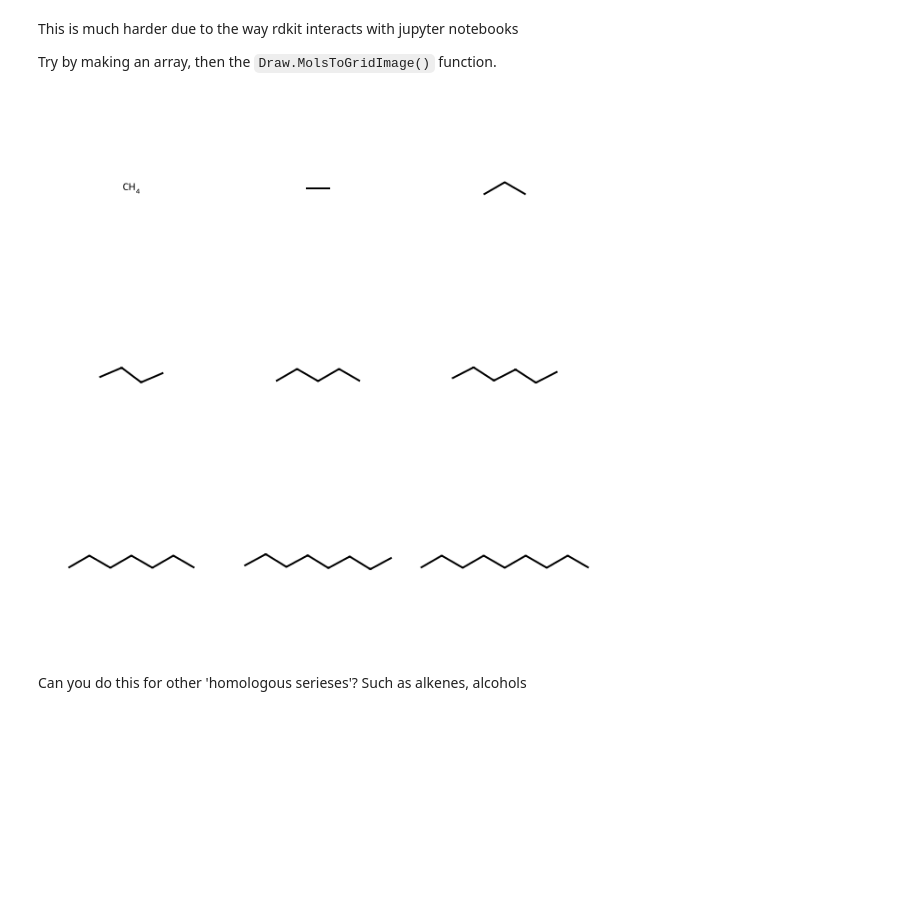
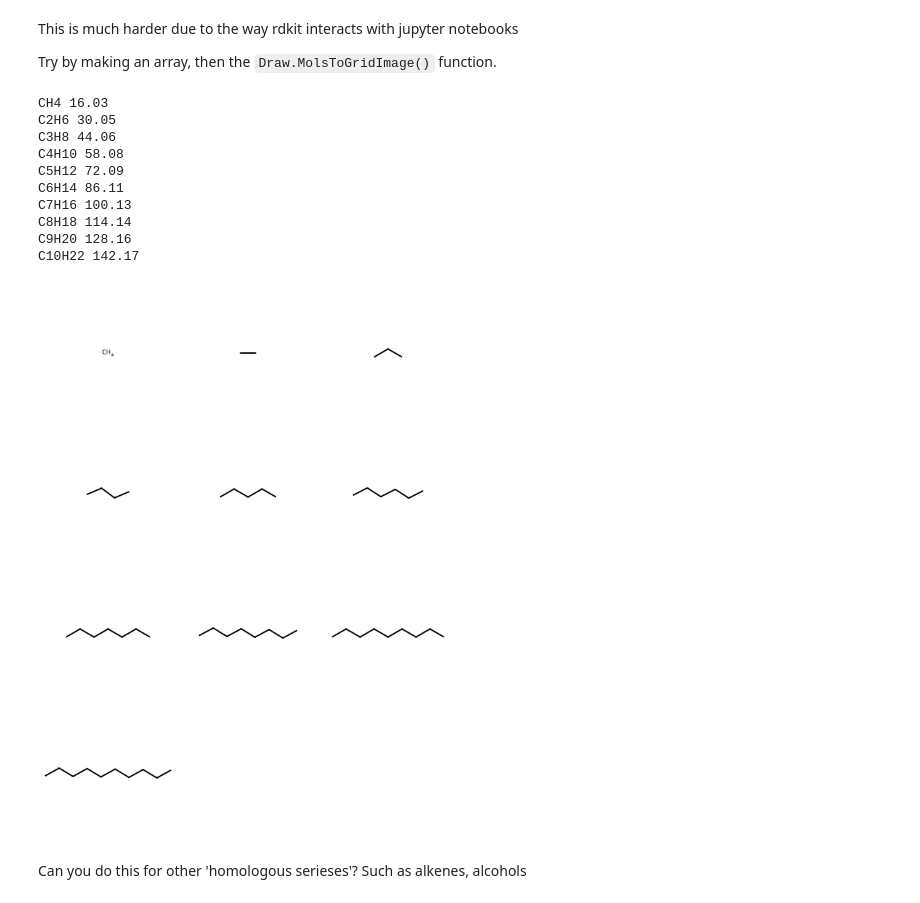
Before and after one commit to jogrundy/Wellington, a Jupyter notebook: Lesson_2_teachers.ipynb, the cells around one changed output. Cells and saved outputs as stored; diff of their text form; code cells hidden in the pictures; blank space fills up the shorter version.

```diff
--- a/Lesson_2_teachers.ipynb
+++ b/Lesson_2_teachers.ipynb
@@ -156,12 +156,12 @@ TODO:
 - it should append the result to the list of alkanes each loop
 - at the end you should show that you have a list of 4 alkane smiles strings.
 # %%
-alkanes = [] # empty list
-alk = '' # empty string
-for i in [0,1,2,3]: # can also use range(4) or [0,1,2,3, or even ['a','b','c','d']
-    alk = alk + 'C' # concatenate the 'C'
-    alkanes.append(alk) # append that to the list
-alkanes # shows you what you've got
+alkanes = []
+alk = ''
+for i in [1,2,3,4]: # or range(4) or ['a', 'b', 'c', 'd']
+    alk = alk + 'C'
+    alkanes.append(alk)
+alkanes
 # %% [output]
 ['C', 'CC', 'CCC', 'CCCC']
 # %% [markdown]
@@ -207,14 +208,14 @@ TODO:
 - Print the molecular formula and the molecular weight on the same line for each one
 - Find out how to round the molecular weight to 2 d.p.
 # %%
-n=7
-smile = '' # empty string, how we start
+n=10
+smile = '' # empty string
 for i in range(n):
     smile = smile + 'C'
-    mol=Chem.MolFromSmiles(smile)
-    formula = CalcMolFormula(mol)
+    mol = Chem.MolFromSmiles(smile)
     mw = CalcExactMolWt(mol)
-    print(formula, round(mw, 2))
+    mf = CalcMolFormula(mol)
+    print(mf, round(mw, 2))
 # %% [output]
 CH4 16.03
 C2H6 30.05
@@ -230,17 +234,30 @@ This is much harder due to the way rdkit interacts with jupyter notebooks
 
 Try by making an array, then the `Draw.MolsToGridImage()` function.
 # %%
-n=9
-smile = '' # empty string, how we start
+n=10
+smile = '' # empty string
 alkanes = []
 for i in range(n):
     smile = smile + 'C'
-    mol=Chem.MolFromSmiles(smile)
+    mol = Chem.MolFromSmiles(smile)
+    mw = CalcExactMolWt(mol)
+    mf = CalcMolFormula(mol)
+    print(mf, round(mw, 2))
     alkanes.append(mol)
 
 Draw.MolsToGridImage(alkanes)
 # %% [output]
+CH4 16.03
+C2H6 30.05
+C3H8 44.06
+C4H10 58.08
+C5H12 72.09
+C6H14 86.11
+C7H16 100.13
+C8H18 114.14
+C9H20 128.16
+C10H22 142.17
-[figure, old version]
+[figure, new version]
 # %% [markdown]
 Can you do this for other 'homologous serieses'? Such as alkenes, alcohols
 # %%
```
Also changed, not shown: parts of 6 cells of this notebook, 1 other file.
